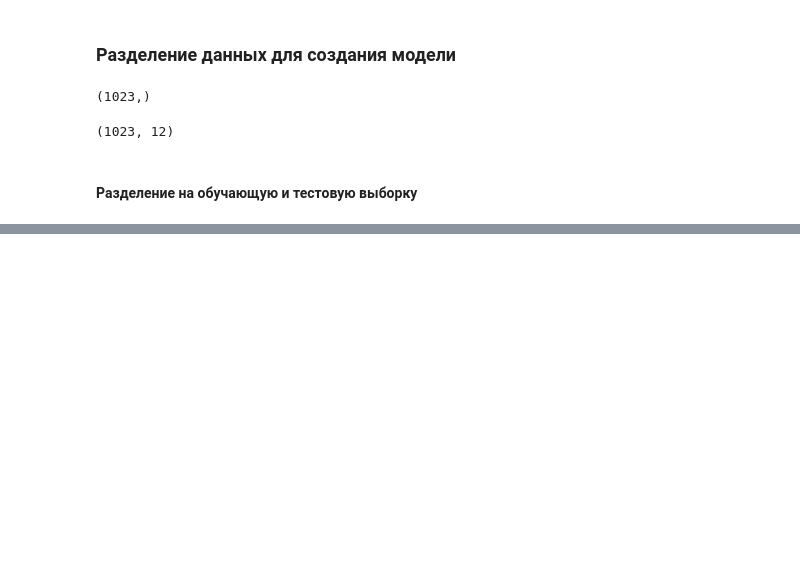
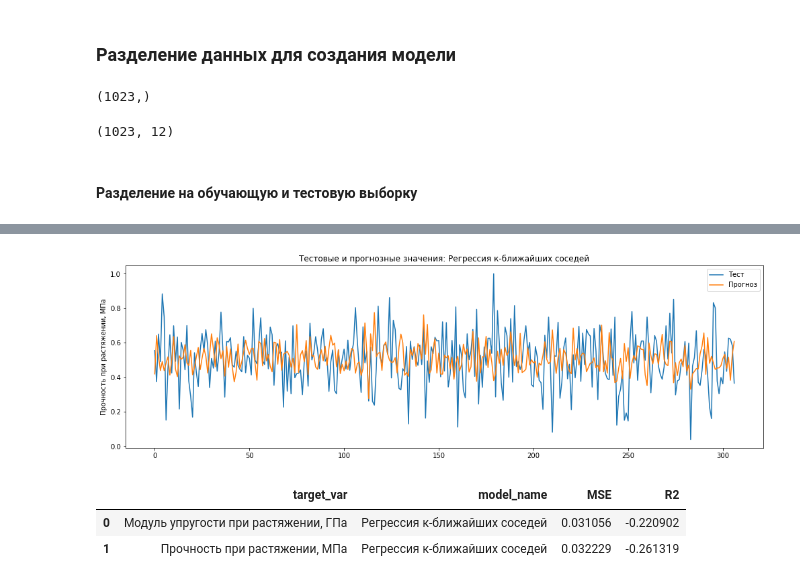
Before and after one commit to truhin-andrei/mgtu-project, a Jupyter notebook: compositeMaterials.ipynb, the cells around one changed output, grey strips where cells are left out. Cells and saved outputs as stored; diff of their text form; code cells hidden in the pictures; blank space fills up the shorter version.

```diff
--- a/compositeMaterials.ipynb
+++ b/compositeMaterials.ipynb
@@ -227,0 +257,22 @@ X_input_TS, X_output_TS, y_input_TS, y_output_TS = train_test_split(input_TS, ou
+# %%
+KNeighborsRegressorObj_TS = KNeighborsRegressor()
+KNeighborsRegressorObj_TS.fit(X_TS_train,  y_TS_train)
+
+MSE_TS = mean_squared_error(y_TS_test,
+KNeighborsRegressorObj_TS.predict(X_TS_test))
+R2_TS = r2_score(y_TS_test, KNeighborsRegressorObj_TS.predict(X_TS_test))
+
+actual_and_predicted_plot(y_TS_test.values,
+KNeighborsRegressorObj_TS.predict(X_TS_test), 'Прочность при растяжении, МПа', 'Регрессия к-ближайших соседей')
+# %% [output]
+[figure, added]
+# %%
+
+errors_df = pd.concat([errors_df, pd.DataFrame({'model_name':'Регрессия к-ближайших соседей',\
+ 'target_var':['Модуль упругости при растяжении, ГПа', 'Прочность при растяжении, МПа'],\
+ 'MSE':[MSE_TMoE, MSE_TS], 'R2':[R2_TMoE, R2_TS]})], ignore_index=True)
+errors_df
+# %% [output]
+|  | target_var | model_name | MSE | R2 |
+| 0 | Модуль упругости при растяжении, ГПа | Регрессия к-ближайших соседей | 0.031056 | -0.220902 |
+| 1 | Прочность при растяжении, МПа | Регрессия к-ближайших соседей | 0.032229 | -0.261319 |
```
Also changed, not shown: parts of 9 cells of this notebook.
